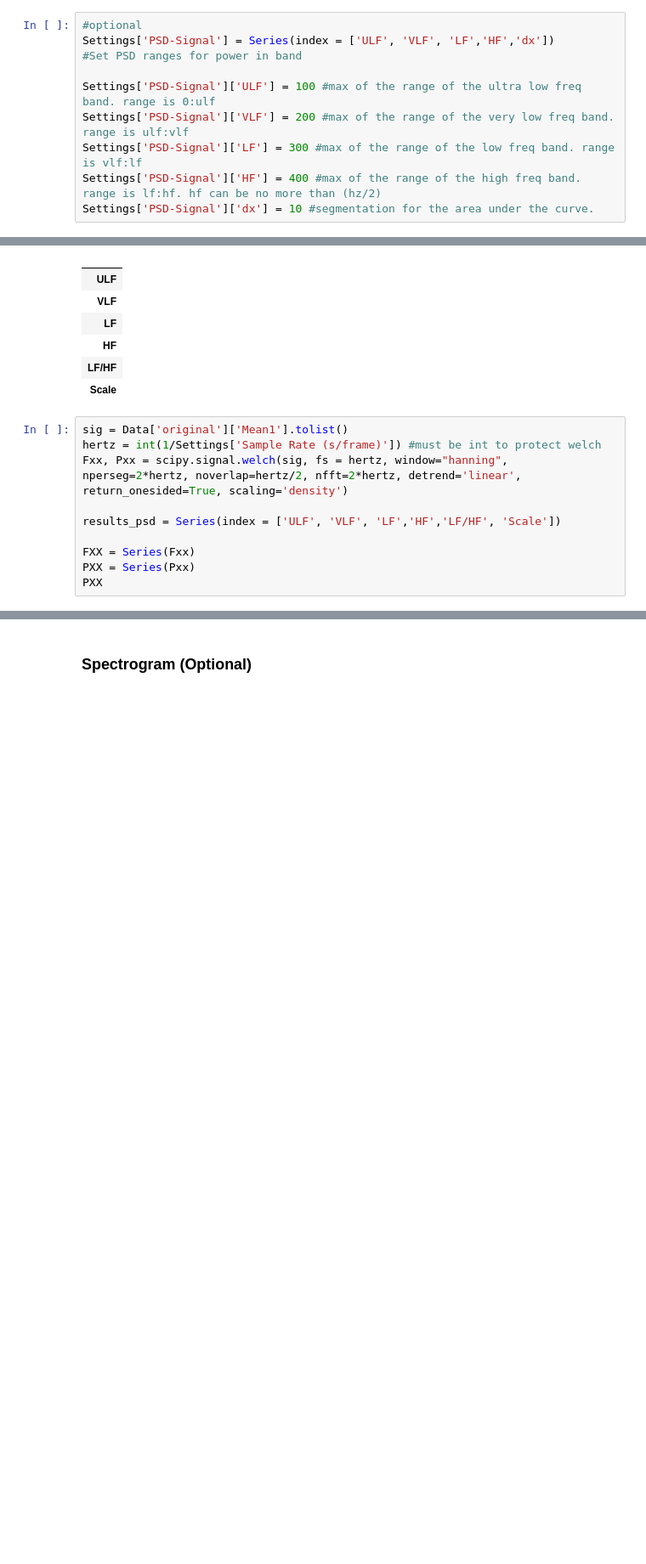
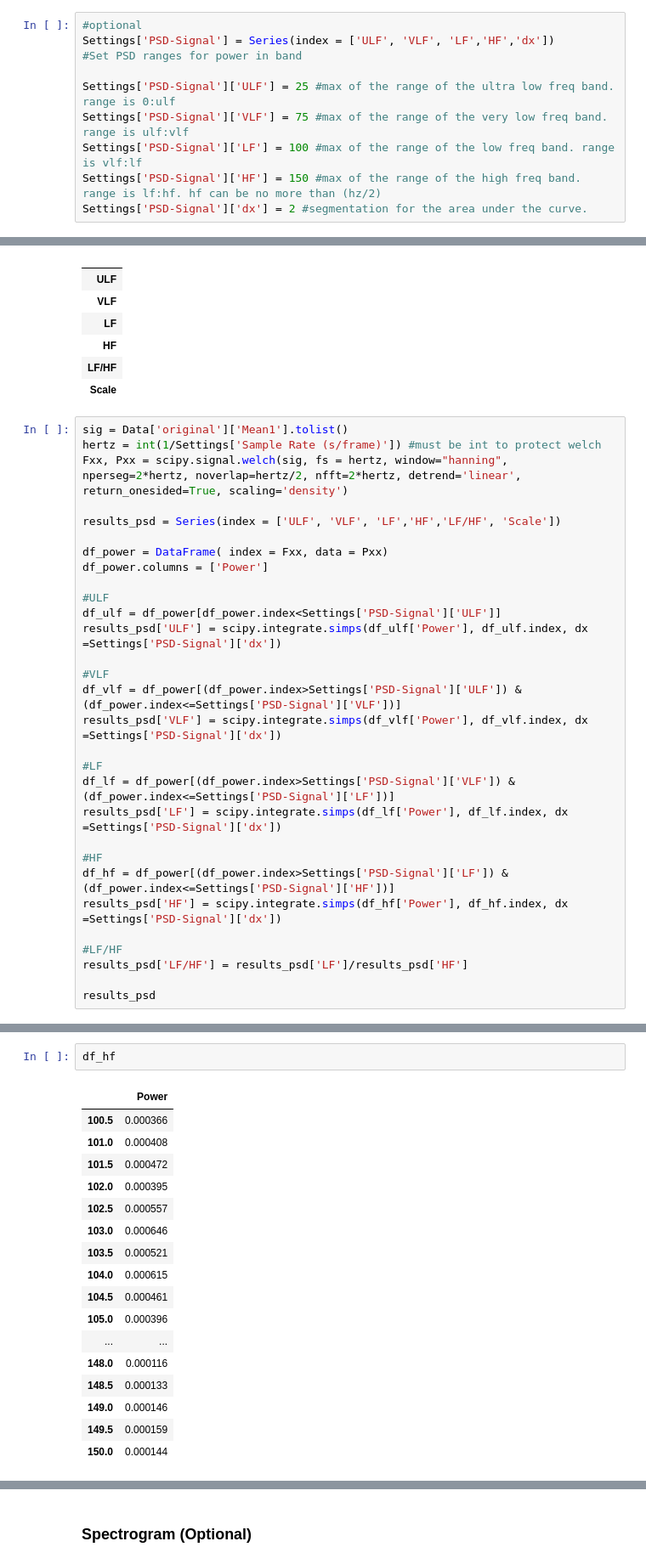
Before and after one commit to drcgw/bass, a Jupyter notebook: Single Wave- Interactive.ipynb, the cells around one changed output, grey strips where cells are left out. Shown at 85% size. Cells and saved outputs as stored; diff of their text form; blank space fills up the shorter version.

Commit message:
PSD fixed
data frame fix appears to work. incorporating it now.

#32953981500569

```diff
--- a/Single Wave- Interactive.ipynb
+++ b/Single Wave- Interactive.ipynb
@@ -84,11 +84,11 @@ Use the settings code block to set your frequency bands to calculate area under
 Settings['PSD-Signal'] = Series(index = ['ULF', 'VLF', 'LF','HF','dx'])
 #Set PSD ranges for power in band
 
-Settings['PSD-Signal']['ULF'] = 100 #max of the range of the ultra low freq band. range is 0:ulf
-Settings['PSD-Signal']['VLF'] = 200 #max of the range of the very low freq band. range is ulf:vlf
-Settings['PSD-Signal']['LF'] = 300 #max of the range of the low freq band. range is vlf:lf
-Settings['PSD-Signal']['HF'] = 400 #max of the range of the high freq band. range is lf:hf. hf can be no more than (hz/2)
-Settings['PSD-Signal']['dx'] = 10 #segmentation for the area under the curve.
+Settings['PSD-Signal']['ULF'] = 25 #max of the range of the ultra low freq band. range is 0:ulf
+Settings['PSD-Signal']['VLF'] = 75 #max of the range of the very low freq band. range is ulf:vlf
+Settings['PSD-Signal']['LF'] = 100 #max of the range of the low freq band. range is vlf:lf
+Settings['PSD-Signal']['HF'] = 150 #max of the range of the high freq band. range is lf:hf. hf can be no more than (hz/2)
+Settings['PSD-Signal']['dx'] = 2 #segmentation for the area under the curve.
 # %% [markdown]
 Use the block below to generate the PSD graph and power in bands results (if selected). scale toggles which units to use for the graph:
 
@@ -115,7 +115,27 @@ Fxx, Pxx = scipy.signal.welch(sig, fs = hertz, window="hanning", nperseg=2*hertz
 
 results_psd = Series(index = ['ULF', 'VLF', 'LF','HF','LF/HF', 'Scale'])
 
-FXX = Series(Fxx)
-PXX = Series(Pxx)
-PXX
+df_power = DataFrame( index = Fxx, data = Pxx)
+df_power.columns = ['Power']
+
+#ULF
+df_ulf = df_power[df_power.index<Settings['PSD-Signal']['ULF']]
+results_psd['ULF'] = scipy.integrate.simps(df_ulf['Power'], df_ulf.index, dx =Settings['PSD-Signal']['dx'])
+
+#VLF
+df_vlf = df_power[(df_power.index>Settings['PSD-Signal']['ULF']) & (df_power.index<=Settings['PSD-Signal']['VLF'])]
+results_psd['VLF'] = scipy.integrate.simps(df_vlf['Power'], df_vlf.index, dx =Settings['PSD-Signal']['dx'])
+
+#LF
+df_lf = df_power[(df_power.index>Settings['PSD-Signal']['VLF']) & (df_power.index<=Settings['PSD-Signal']['LF'])]
+results_psd['LF'] = scipy.integrate.simps(df_lf['Power'], df_lf.index, dx =Settings['PSD-Signal']['dx'])
+
+#HF
+df_hf = df_power[(df_power.index>Settings['PSD-Signal']['LF']) & (df_power.index<=Settings['PSD-Signal']['HF'])]
+results_psd['HF'] = scipy.integrate.simps(df_hf['Power'], df_hf.index, dx =Settings['PSD-Signal']['dx'])
+
+#LF/HF
+results_psd['LF/HF'] = results_psd['LF']/results_psd['HF']
+
+results_psd
 # %% [output]
@@ -182,0 +149,20 @@ df_ulf.index.tolist()
+# %%
+df_hf
+# %% [output]
+|  | Power |
+| 100.5 | 0.000366 |
+| 101.0 | 0.000408 |
+| 101.5 | 0.000472 |
+| 102.0 | 0.000395 |
+| 102.5 | 0.000557 |
+| 103.0 | 0.000646 |
+| 103.5 | 0.000521 |
+| 104.0 | 0.000615 |
+| 104.5 | 0.000461 |
+| 105.0 | 0.000396 |
+| ... | ... |
+| 148.0 | 0.000116 |
+| 148.5 | 0.000133 |
+| 149.0 | 0.000146 |
+| 149.5 | 0.000159 |
+| 150.0 | 0.000144 |
```
Also changed, not shown: parts of 5 cells of this notebook.
